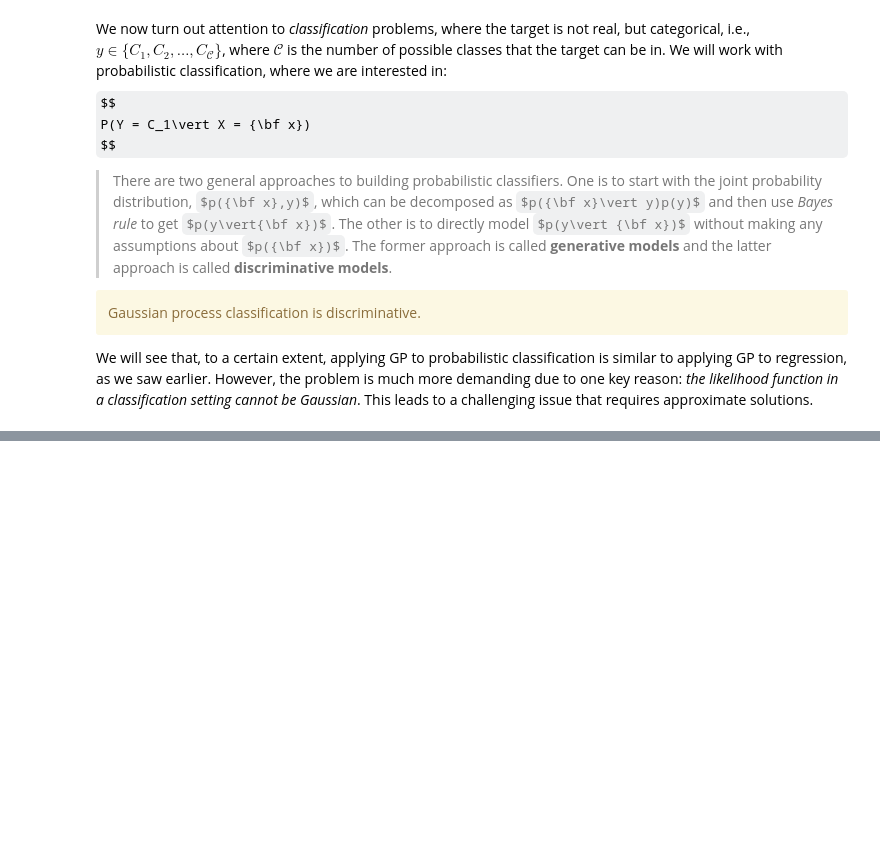
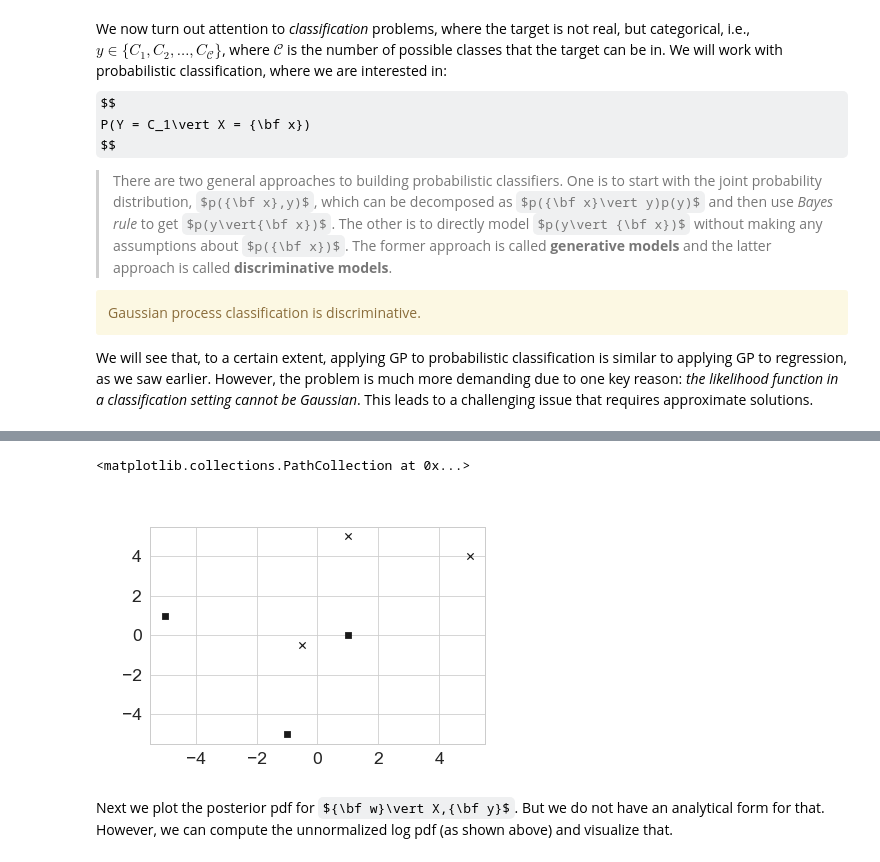
Before and after one commit to ubdsgroup/mladvanced-notebooks, a Jupyter notebook: GaussianProcessClassification.ipynb, the cells around one changed output, grey strips where cells are left out. Drawn from its saved outputs; the diff is of its cells as text; code cells hidden in the pictures; some formulas as TeX source; blank space fills up the shorter version.

```diff
--- a/GaussianProcessClassification.ipynb
+++ b/GaussianProcessClassification.ipynb
@@ -70,0 +105,18 @@ Now, this is the start of all our troubles :(
+# %%
+X = np.array([
+    [-5,1],
+    [1,0],
+    [-1,-5],
+    [-0.5,-0.5],
+    [1,5],
+    [5,4]
+])
+y = np.array([-1,-1,-1,+1,+1,+1])
+# %%
+plt.scatter(X[0:3,0],X[0:3,1],c='k',marker='s',s=40)
+plt.scatter(X[3:,0],X[3:,1],c='k',marker='x',s=40)
+# %% [output]
+<matplotlib.collections.PathCollection at 0x...>
+[figure, added]
+# %% [markdown]
+Next we plot the posterior pdf for ${\bf w}\vert X,{\bf y}$. But we do not have an analytical form for that. However, we can compute the unnormalized log pdf (as shown above) and visualize that.
```
Also changed, not shown: parts of 18 cells of this notebook, 2 other files.
